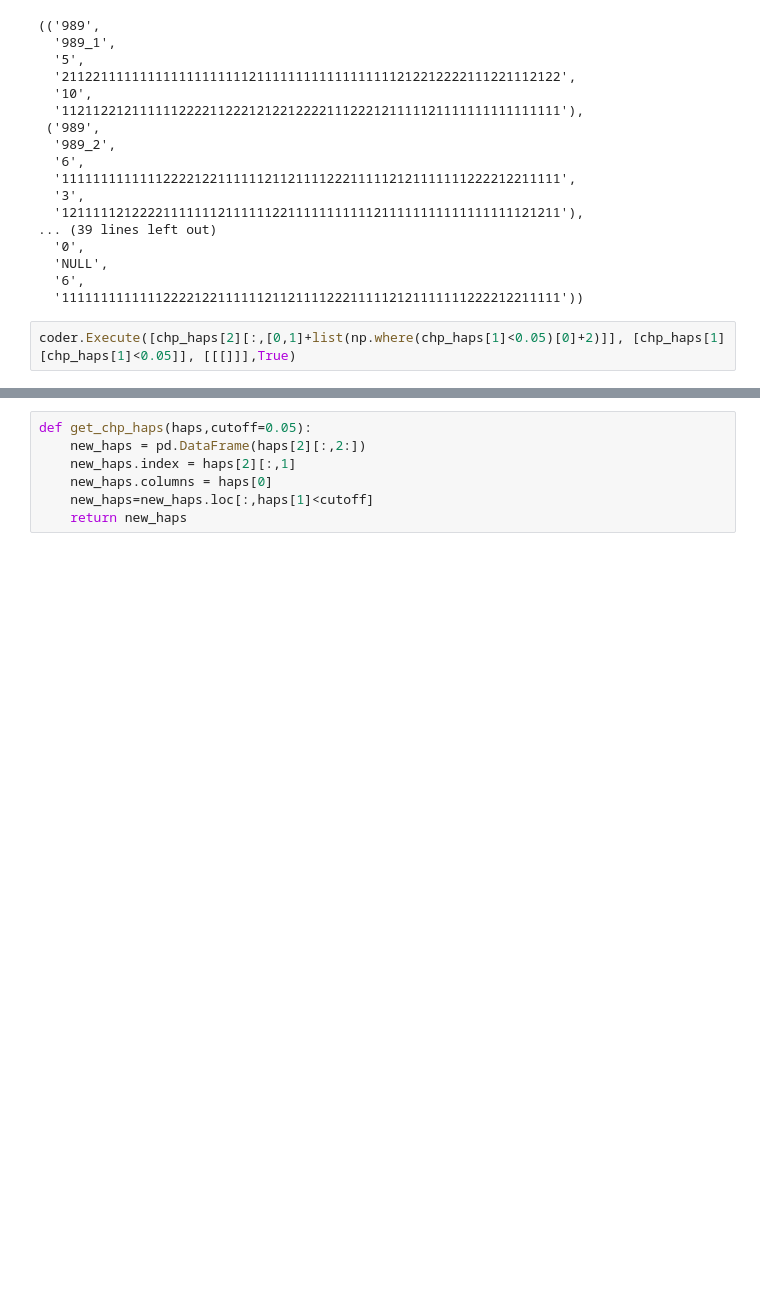
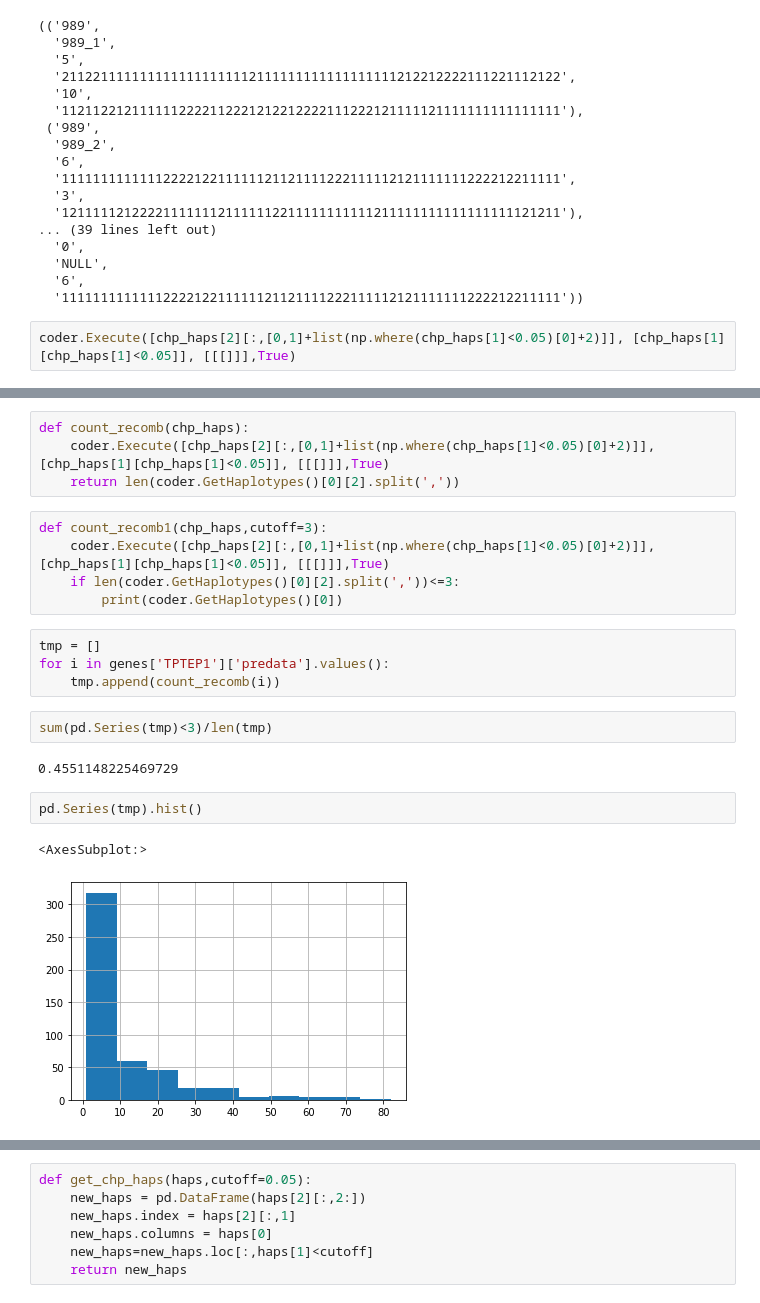
Before and after one commit to gaow/SEQLinkage, a Jupyter notebook: nbs/11_CHP_marker.ipynb, the cells around one changed output, grey strips where cells are left out. Saved outputs shown, nothing was run; the diff lists cells and outputs as text; blank space fills up the shorter version.

```diff
--- a/nbs/11_CHP_marker.ipynb
+++ b/nbs/11_CHP_marker.ipynb
@@ -109,3 +91,25 @@ coder.GetHaplotypes()
   'NULL,NULL,NULL,NULL,NULL,NULL,NULL,NULL,NULL,NULL,NULL,NULL,NULL,NULL,NULL,NULL,NULL,NULL,NULL,NULL,NULL,NULL,NULL,NULL,NULL,NULL,NULL,NULL,NULL,NULL,NULL',
   '1,1,1,1,1,2,2,2,1,1,1,1,3,1,3,1,2,3,1,2,1,2,1,1,1,2,2,2,3,1,1',
   '11,111,11,111,111,22,2212,2,1,11,1,1,12,1,12,1111,2,2211,111,2,1,2,1,1,1,111122,2,2,122,1,1111'))
+# %%
+def count_recomb(chp_haps):
+    coder.Execute([chp_haps[2][:,[0,1]+list(np.where(chp_haps[1]<0.05)[0]+2)]], [chp_haps[1][chp_haps[1]<0.05]], [[[]]],True)
+    return len(coder.GetHaplotypes()[0][2].split(','))
+# %%
+def count_recomb1(chp_haps,cutoff=3):
+    coder.Execute([chp_haps[2][:,[0,1]+list(np.where(chp_haps[1]<0.05)[0]+2)]], [chp_haps[1][chp_haps[1]<0.05]], [[[]]],True)
+    if len(coder.GetHaplotypes()[0][2].split(','))<=3:
+        print(coder.GetHaplotypes()[0])
+# %%
+tmp = []
+for i in genes['TPTEP1']['predata'].values():
+    tmp.append(count_recomb(i))
+# %%
+sum(pd.Series(tmp)<3)/len(tmp)
+# %% [output]
+0.4551148225469729
+# %%
+pd.Series(tmp).hist()
+# %% [output]
+<AxesSubplot:>
+[figure, added]
```
Also changed, not shown: parts of 40 cells of this notebook.
